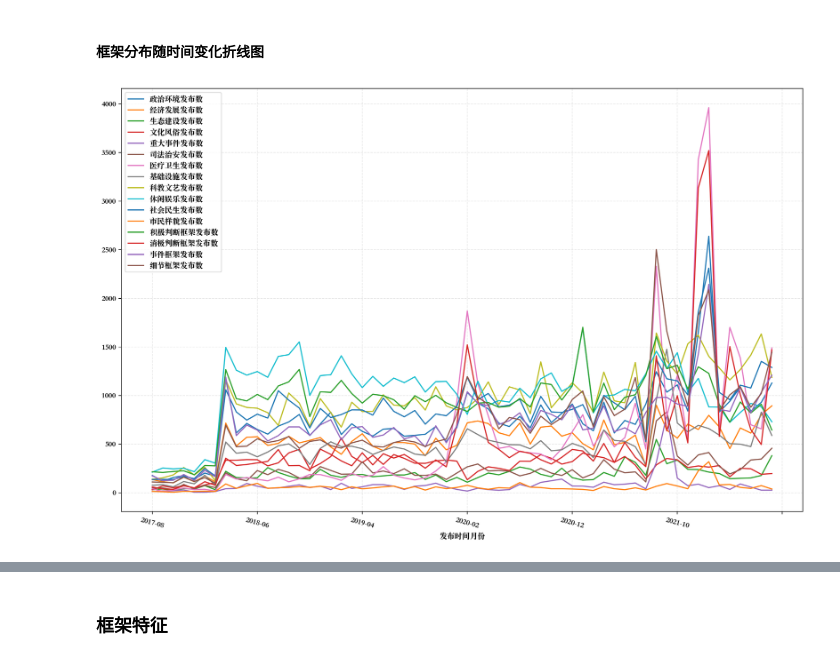
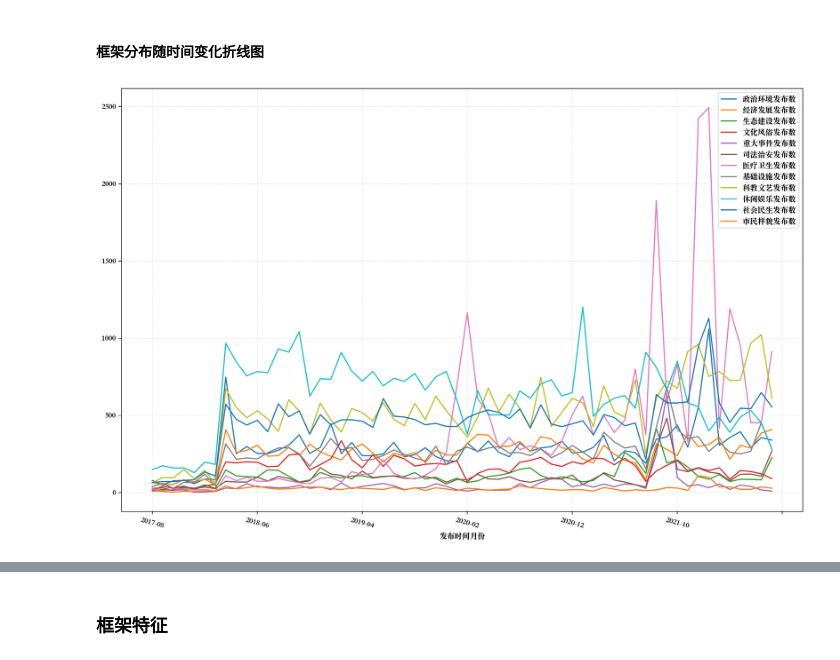
Before and after one commit to ZackYule/CityImageProject, a Jupyter notebook: step7_statistics&visualization.ipynb, the cells around one changed output, grey strips where cells are left out. Drawn from its saved outputs; the diff is of its cells as text; code cells hidden in the pictures.

```diff
--- a/step7_statistics&visualization.ipynb
+++ b/step7_statistics&visualization.ipynb
@@ -14,7 +14,7 @@ from utils import *
 ### 全局参数
 # %%
 DictionaryFilePath = 'data/西安城市形象编码词表.pkl'
-DataFilePath = 'data/西安城市形象数据_关键词_议题分类.pkl'
+DataFilePath = 'data/西安城市形象数据_关键词_分类.pkl'
 # %% [markdown]
 ### 全局设置
 # %%
@@ -46,5 +53,0 @@ d = data[dictionary_comparison_table.columns.drop(['积极判断框架','消极
-# %%
-DataFilePath = 'data/西安城市形象数据_关键词_关键词选取.pkl'
-DictionaryFilePath = 'data/西安城市形象编码词表.pkl'
-dictionary_comparison_table = pd.read_pickle(DictionaryFilePath)
-data = pd.read_pickle(DataFilePath)
@@ -51,5 +56,3 @@ data = pd.read_pickle(DataFilePath)
 # %%
 dictionary_comparison_table_topic = dictionary_comparison_table.drop(['积极判断框架','消极判断框架','事件框架','细节框架'], axis=1)
 dictionary_comparison_table_narration = dictionary_comparison_table[['积极判断框架','消极判断框架','事件框架','细节框架']]
-# %%
-data = get_single_classification(data, '议题关键词', dictionary_comparison_table_topic, inplace=True)
@@ -107,6 +102,6 @@ dictionary_statistics_df.to_excel('res/议题分布数量统计.xlsx')
 # %% [markdown]
 #### 框架分布随时间变化折线图
 # %%
-period_data = pd.DataFrame()
-for v in dictionary_comparison_table.columns:
-    period_data[f'{v}发布数'] = get_app_group_counts(data[data[v] == 1], '发布时间月份', app_name = None, column_name=f'{v}发布数', is_fill_zero=True)
+period_data_topic = pd.DataFrame()
+for v in dictionary_comparison_table_topic.columns:
+    period_data_topic[f'{v}发布数'] = get_app_group_counts(data[data['议题关键词分类'] == v], '发布时间月份', app_name = None, column_name=f'{v}发布数', is_fill_zero=True)
@@ -113,12 +112,12 @@ for v in dictionary_comparison_table.columns:
 # %%
-df_to_show = period_data
+df_to_show = period_data_topic
 ax = df_to_show.plot(
     figsize=(16, 10),
     secondary_y=['gmv'],
     x_compat=True,
     grid=True)
 ax.grid(visible=True, linestyle="--", alpha=0.3)
 plt.xticks(rotation=-15)
 plt.show()
 # %% [output]
-[figure, old version]
+[figure, new version]
```
Also changed, not shown: parts of 31 cells of this notebook, 6 other files.
